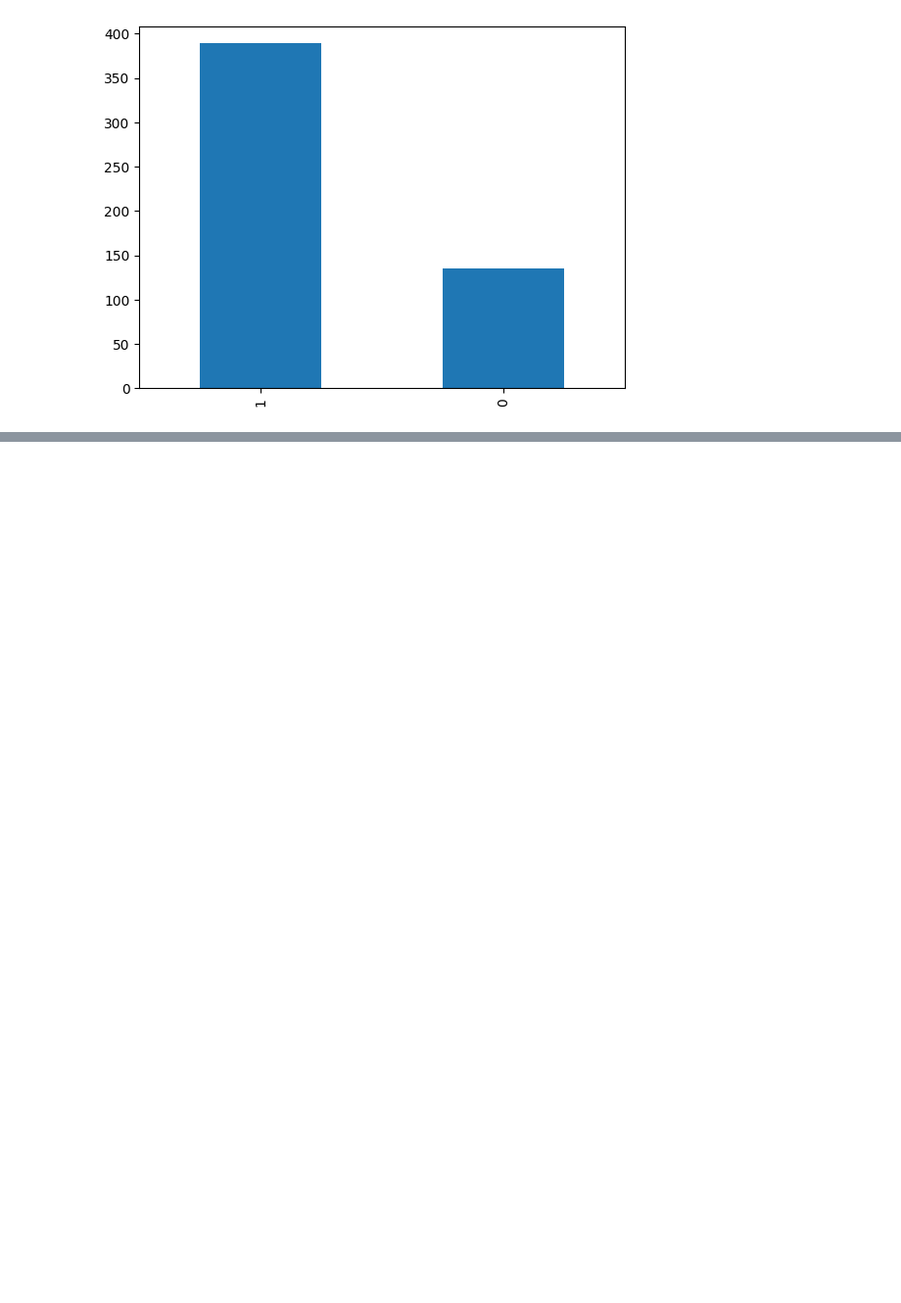
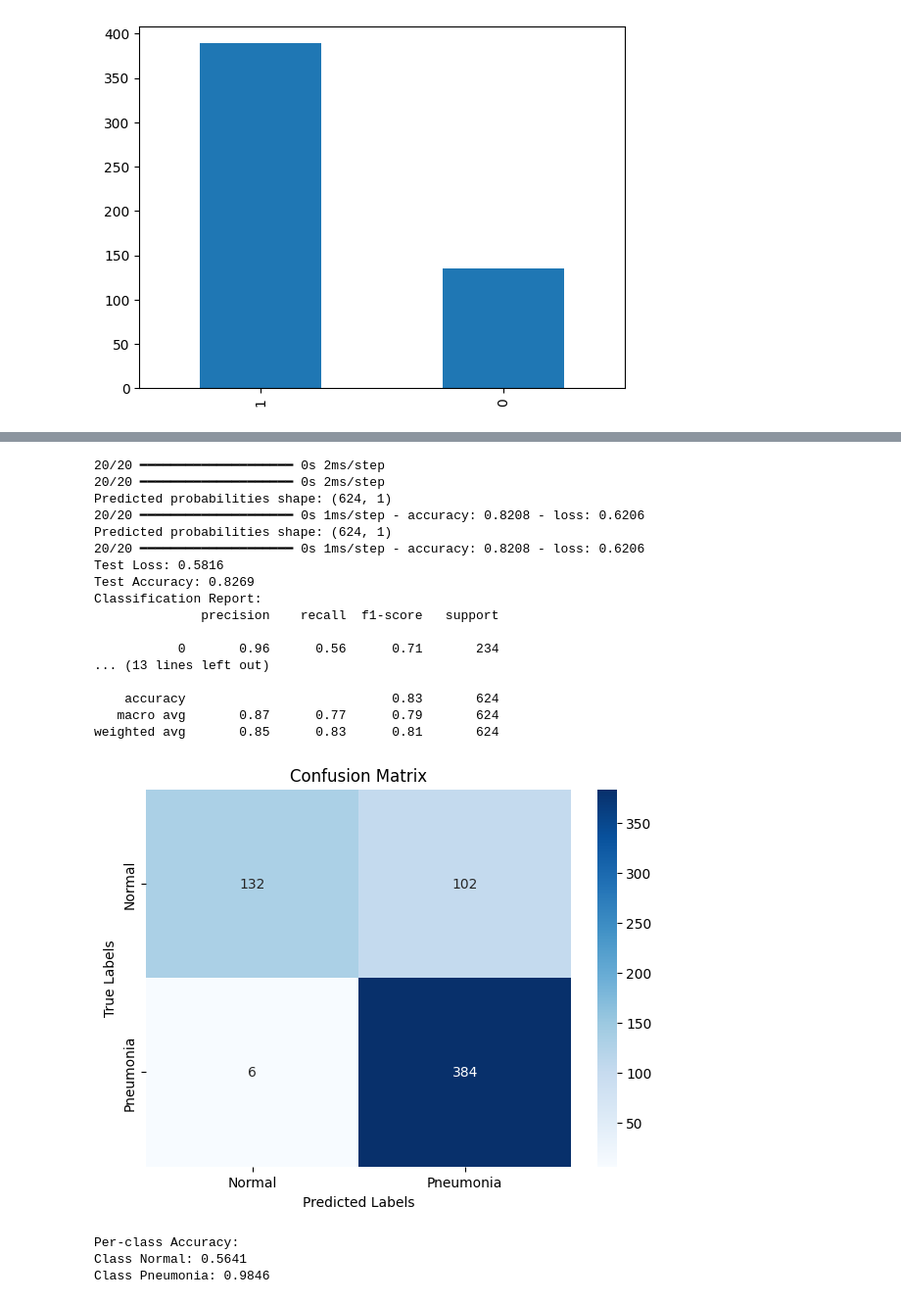
Before and after one commit to nelsonk23/Pneumonia-Detection, a Jupyter notebook: pneumonia-mnist.ipynb, the cells around one changed output, grey strips where cells are left out. Shown: that part at 98% size. Cells and saved outputs as stored; diff of their text form; code cells hidden in the pictures; blank space fills up the shorter version.

Commit message:
Model optimizations

```diff
--- a/pneumonia-mnist.ipynb
+++ b/pneumonia-mnist.ipynb
@@ -167,6 +206,9 @@ if x_train.max() > 1:
 
 if x_validation.max() > 1:
     x_validation = x_validation.astype(np.float32) / 255.0
+
+if x_test.max() > 1:
+    x_test = x_test.astype(np.float32) / 255.0
 # %% [markdown]
 ### Baseline implementation
 
@@ -342,0 +478,24 @@ Axes(0.125,0.11;0.775x0.77)
+# %%
+test_model_and_evaluate(model)
+# %% [output]
+20/20 ━━━━━━━━━━━━━━━━━━━━ 0s 2ms/step
+20/20 ━━━━━━━━━━━━━━━━━━━━ 0s 2ms/step
+Predicted probabilities shape: (624, 1)
+20/20 ━━━━━━━━━━━━━━━━━━━━ 0s 1ms/step - accuracy: 0.8208 - loss: 0.6206
+Predicted probabilities shape: (624, 1)
+20/20 ━━━━━━━━━━━━━━━━━━━━ 0s 1ms/step - accuracy: 0.8208 - loss: 0.6206
+Test Loss: 0.5816
+Test Accuracy: 0.8269
+Classification Report:
+              precision    recall  f1-score   support
+
+           0       0.96      0.56      0.71       234
+... (13 lines left out)
+
+    accuracy                           0.83       624
+   macro avg       0.87      0.77      0.79       624
+weighted avg       0.85      0.83      0.81       624
+[figure, added]
+Per-class Accuracy:
+Class Normal: 0.5641
+Class Pneumonia: 0.9846
```
Also changed, not shown: parts of 28 cells of this notebook.
